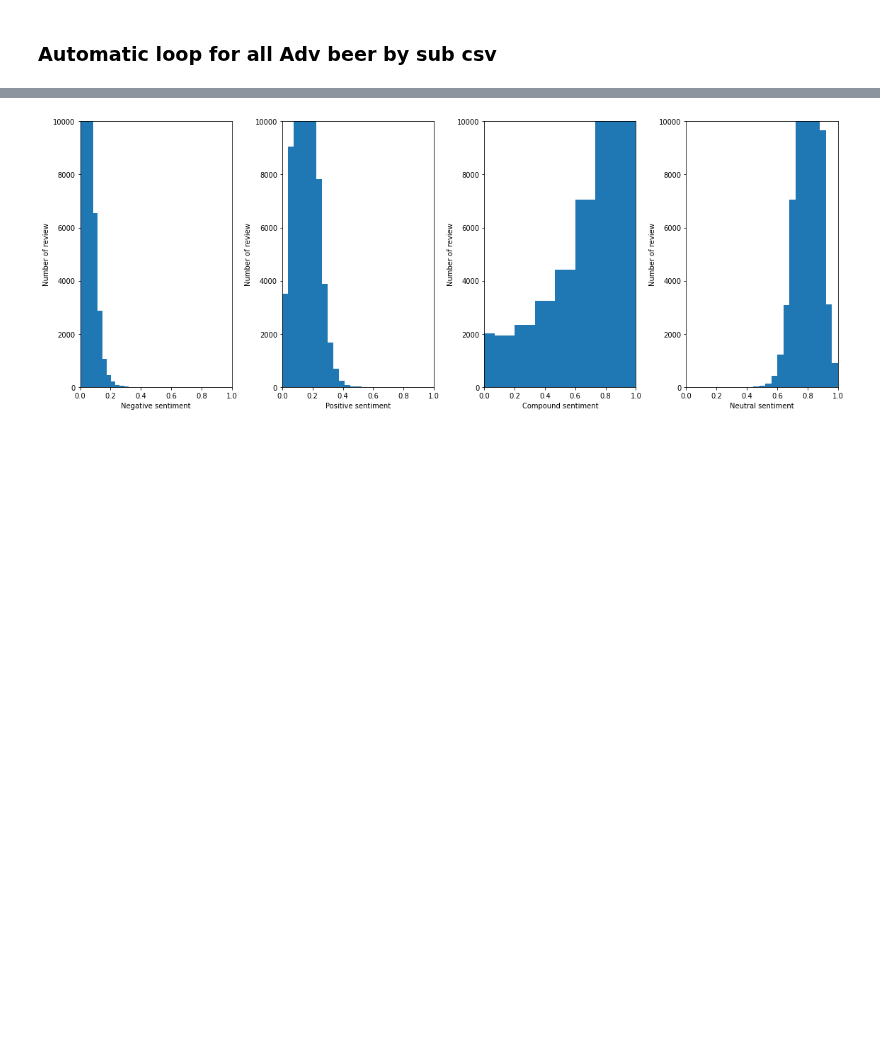
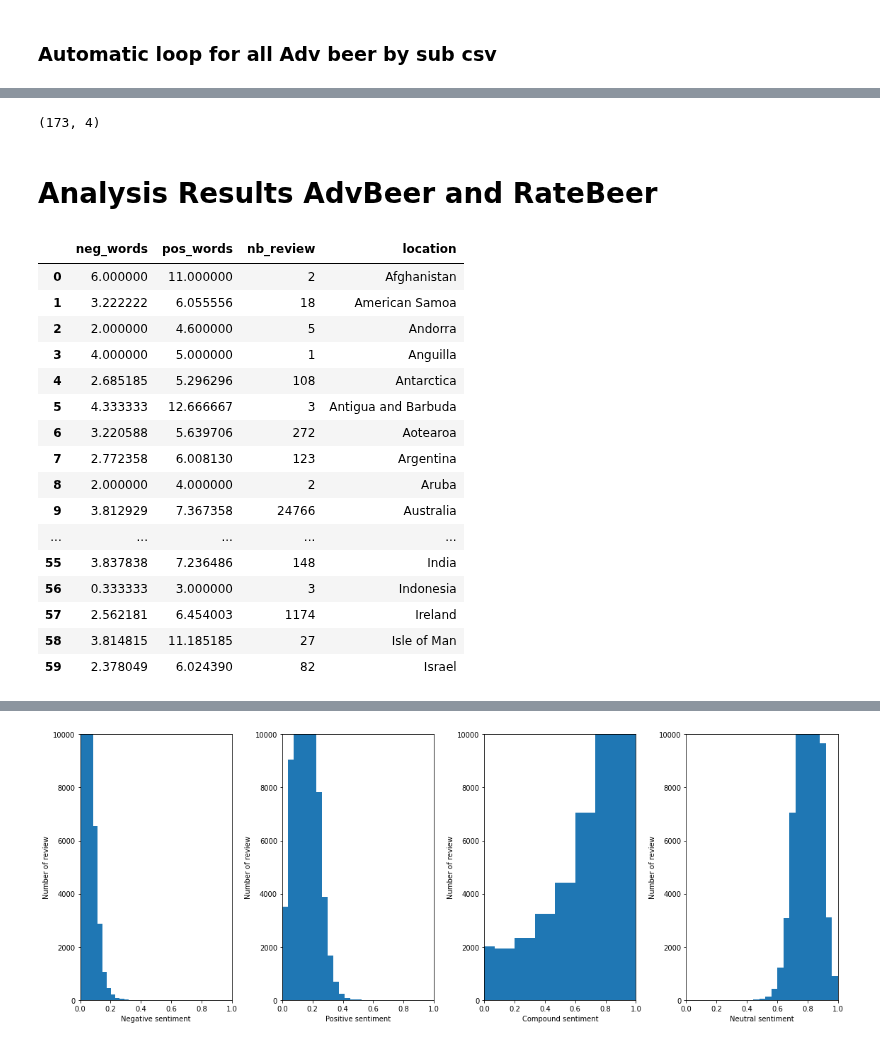
Before and after one commit to epfl-ada/ada-2022-project-hotchocolate, a Jupyter notebook: happyness.ipynb, the cells around one changed output, grey strips where cells are left out. Drawn from its saved outputs; the diff is of its cells as text; code cells hidden in the pictures; blank space fills up the shorter version.

```diff
--- a/happyness.ipynb
+++ b/happyness.ipynb
@@ -751,0 +198,38 @@ country Zambia
+# %%
+# group by country with all dataframe  concated
+df_all_adv =  advbeer_merging_csv_results()
+country_res_groups_all_adv = df_all_adv.groupby(by='country').apply(weighted_average_all, 'pos_words','neg_words','nb_review')
+df_final_adv = pd.DataFrame(country_res_groups_all_adv.tolist(), columns=[['neg_words','pos_words','nb_review']])
+df_final_adv['location'] = country_res_groups_all_adv.index
+
+# save the advocate beer resutls
+df_final_adv.to_csv(advBeer_root + 'BeerAdv_pos_neg_analysis_resume.csv',index=False)
+
+df_final_adv.shape
+# %% [output]
+(173, 4)
+# %% [markdown]
+# Analysis Results AdvBeer and RateBeer
+# %%
+df_final_adv = pd.read_csv(advBeer_root + 'BeerAdv_pos_neg_analysis_resume.csv')
+df_final_rate = pd.read_csv(rateBeer_root + 'RateBeer_pos_neg_analysis_resume.csv')
+# %%
+df_final_adv.head(n= 60)
+# %% [output]
+|  | neg_words | pos_words | nb_review | location |
+| 0 | 6.000000 | 11.000000 | 2 | Afghanistan |
+| 1 | 3.222222 | 6.055556 | 18 | American Samoa |
+| 2 | 2.000000 | 4.600000 | 5 | Andorra |
+| 3 | 4.000000 | 5.000000 | 1 | Anguilla |
+| 4 | 2.685185 | 5.296296 | 108 | Antarctica |
+| 5 | 4.333333 | 12.666667 | 3 | Antigua and Barbuda |
+| 6 | 3.220588 | 5.639706 | 272 | Aotearoa |
+| 7 | 2.772358 | 6.008130 | 123 | Argentina |
+| 8 | 2.000000 | 4.000000 | 2 | Aruba |
+| 9 | 3.812929 | 7.367358 | 24766 | Australia |
+| ... | ... | ... | ... | ... |
+| 55 | 3.837838 | 7.236486 | 148 | India |
+| 56 | 0.333333 | 3.000000 | 3 | Indonesia |
+| 57 | 2.562181 | 6.454003 | 1174 | Ireland |
+| 58 | 3.814815 | 11.185185 | 27 | Isle of Man |
+| 59 | 2.378049 | 6.024390 | 82 | Israel |
```
Also changed, not shown: parts of 77 cells of this notebook.
